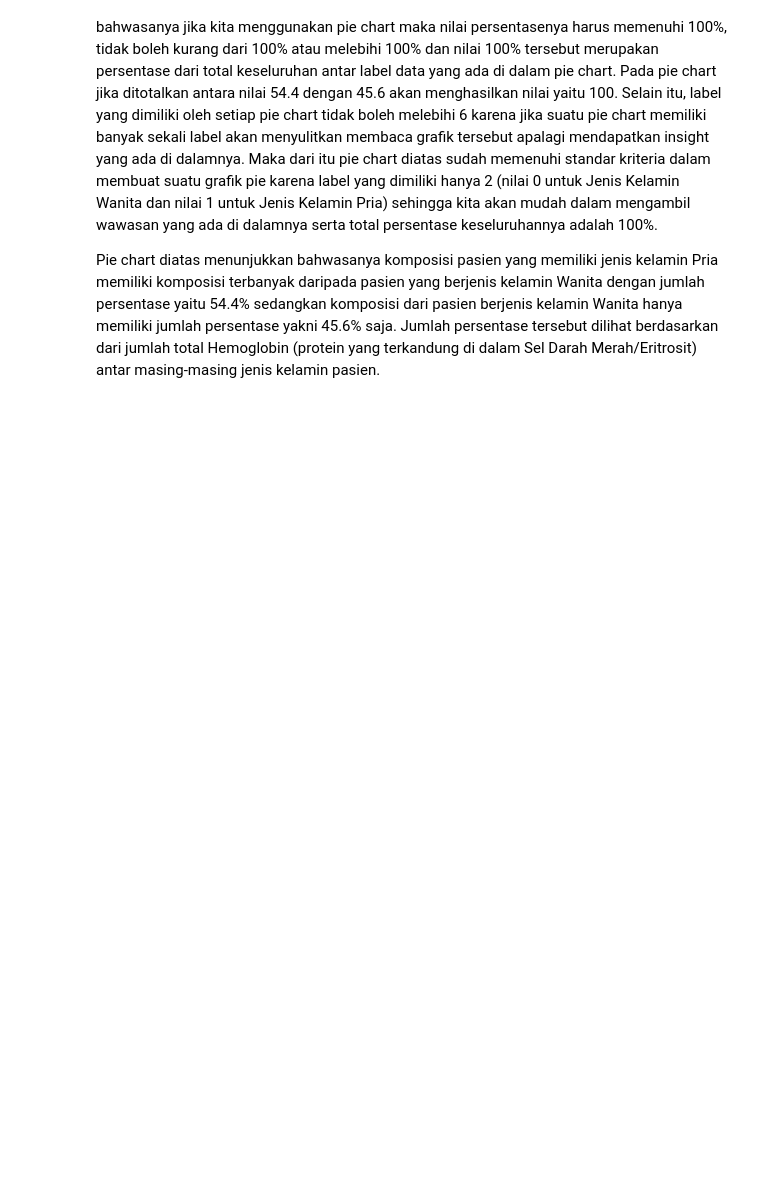
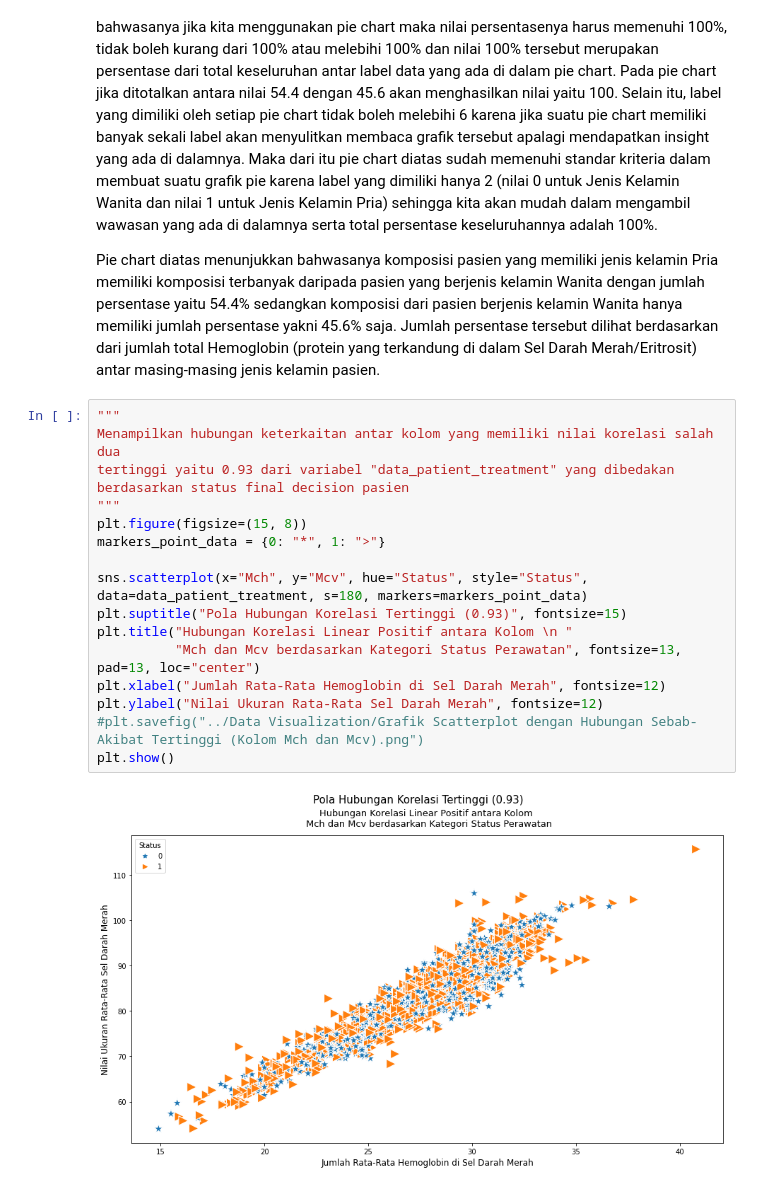
Before and after one commit to pramudianzaheka92/ClassificationwithEnsembleLearningMethod, a Jupyter notebook: Code Script/1. Exploratory Data Analysis with Pandas, Preprocessing & Visualization.ipynb, the cells around one changed output. Drawn from its saved outputs; the diff is of its cells as text; blank space fills up the shorter version.

Commit message:
Adding Scatter Plot + Analysis about the Charts (Displaying the Correlation with Data Points in 2 Variables)

```diff
--- a/Code Script/1. Exploratory Data Analysis with Pandas, Preprocessing & Visualization.ipynb
+++ b/Code Script/1. Exploratory Data Analysis with Pandas, Preprocessing & Visualization.ipynb
@@ -837,3 +837,21 @@ plt.show()
 Insight yang dapat kita ambil dari pie chart diatas adalah mengetahui komposisi/pembagian nilai data yang ada di dalam kolom "Sex" berdasarkan jumlah total hemoglobin yang dimiliki oleh masing-masing pasien yaitu Laki-Laki (nilai 1) dan Perempuan (nilai 0). Sebagai catatan bahwasanya jika kita menggunakan pie chart maka nilai persentasenya harus memenuhi 100%, tidak boleh kurang dari 100% atau melebihi 100% dan nilai 100% tersebut merupakan persentase dari total keseluruhan antar label data yang ada di dalam pie chart. Pada pie chart jika ditotalkan antara nilai 54.4 dengan 45.6 akan menghasilkan nilai yaitu 100. Selain itu, label yang dimiliki oleh setiap pie chart tidak boleh melebihi 6 karena jika suatu pie chart memiliki banyak sekali label akan menyulitkan membaca grafik tersebut apalagi mendapatkan insight yang ada di dalamnya. Maka dari itu pie chart diatas sudah memenuhi standar kriteria dalam membuat suatu grafik pie karena label yang dimiliki hanya 2 (nilai 0 untuk Jenis Kelamin Wanita dan nilai 1 untuk Jenis Kelamin Pria) sehingga kita akan mudah dalam mengambil wawasan yang ada di dalamnya serta total persentase keseluruhannya adalah 100%.
 
 Pie chart diatas menunjukkan bahwasanya komposisi pasien yang memiliki jenis kelamin Pria memiliki komposisi terbanyak daripada pasien yang berjenis kelamin Wanita dengan jumlah persentase yaitu 54.4% sedangkan komposisi dari pasien berjenis kelamin Wanita hanya memiliki jumlah persentase yakni 45.6% saja. Jumlah persentase tersebut dilihat berdasarkan dari jumlah total Hemoglobin (protein yang terkandung di dalam Sel Darah Merah/Eritrosit) antar masing-masing jenis kelamin pasien.
+# %%
+"""
+Menampilkan hubungan keterkaitan antar kolom yang memiliki nilai korelasi salah dua
+tertinggi yaitu 0.93 dari variabel "data_patient_treatment" yang dibedakan berdasarkan status final decision pasien
+"""
+plt.figure(figsize=(15, 8))
+markers_point_data = {0: "*", 1: ">"}
+
+sns.scatterplot(x="Mch", y="Mcv", hue="Status", style="Status", data=data_patient_treatment, s=180, markers=markers_point_data)
+plt.suptitle("Pola Hubungan Korelasi Tertinggi (0.93)", fontsize=15)
+plt.title("Hubungan Korelasi Linear Positif antara Kolom \n "
+          "Mch dan Mcv berdasarkan Kategori Status Perawatan", fontsize=13, pad=13, loc="center")
+plt.xlabel("Jumlah Rata-Rata Hemoglobin di Sel Darah Merah", fontsize=12)
+plt.ylabel("Nilai Ukuran Rata-Rata Sel Darah Merah", fontsize=12)
+#plt.savefig("../Data Visualization/Grafik Scatterplot dengan Hubungan Sebab-Akibat Tertinggi (Kolom Mch dan Mcv).png")
+plt.show()
+# %% [output]
+[figure, added]
```
Also changed, not shown: parts of 4 cells of this notebook, 3 other files.
